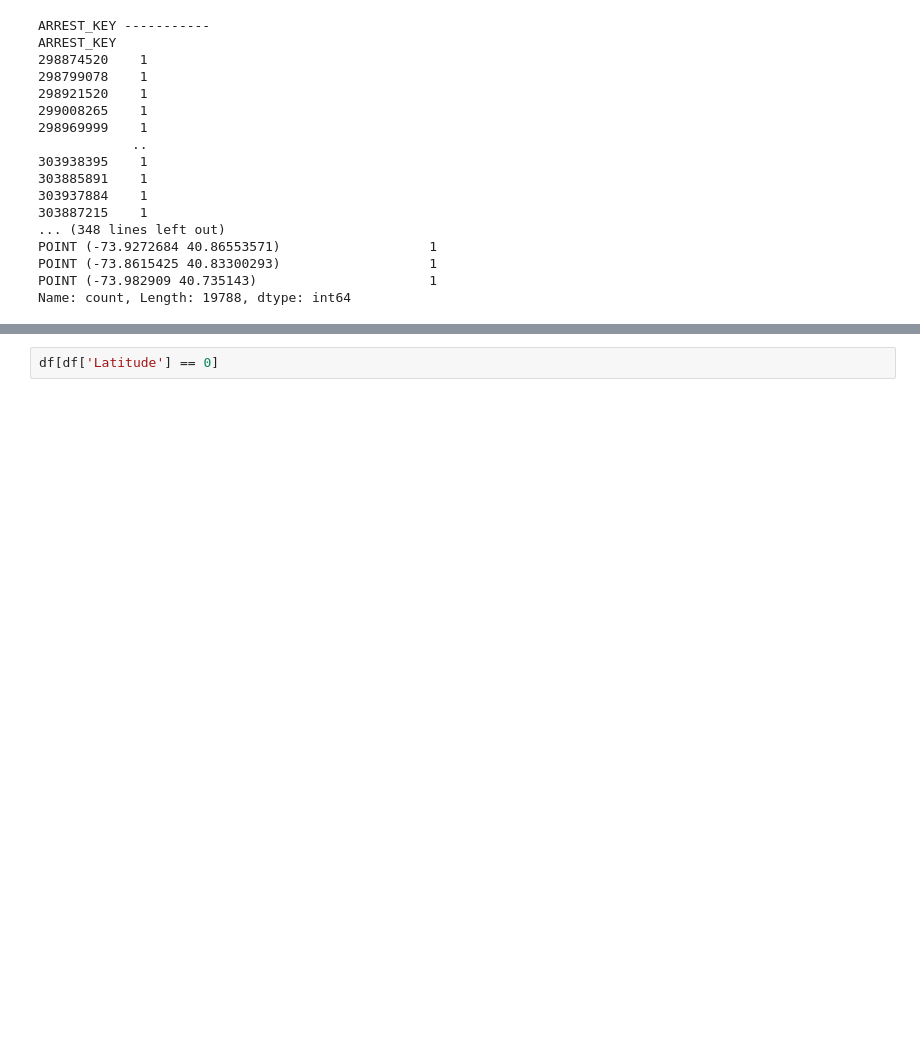
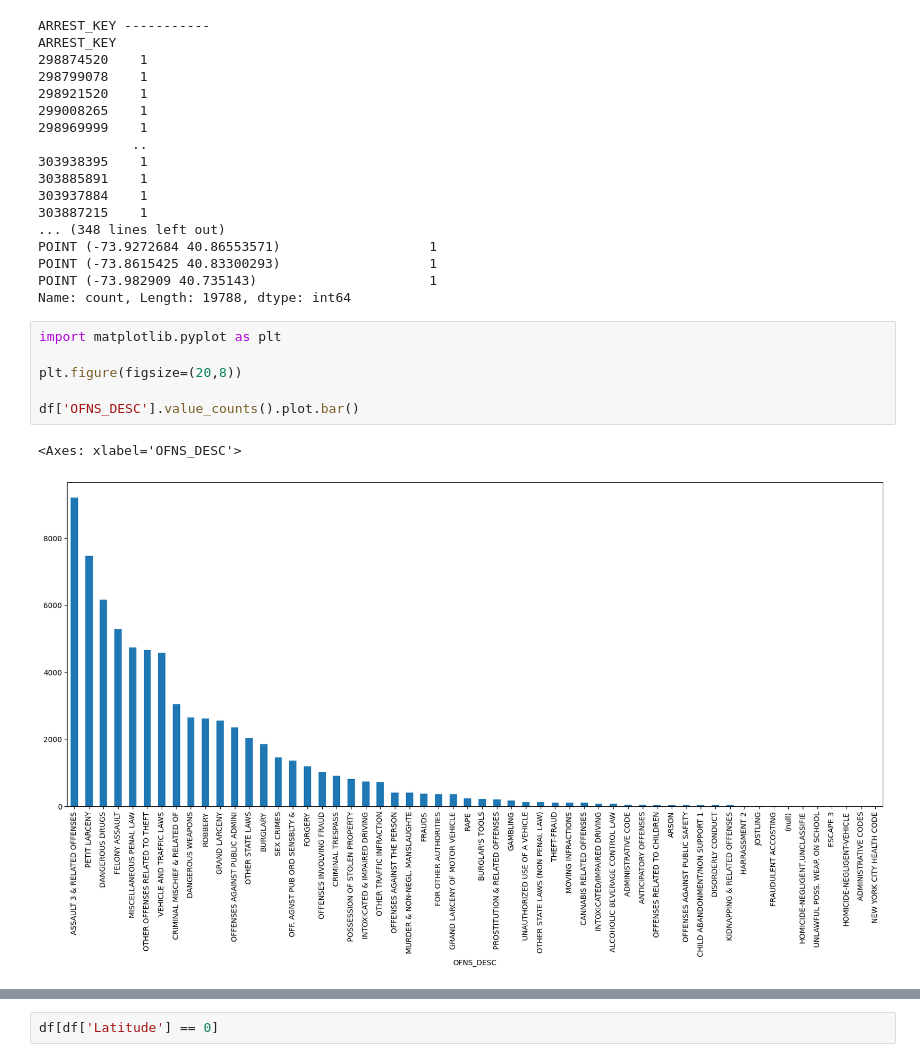
Before and after one commit to drod75/nyc-arrests-analysis, a Jupyter notebook: notebooks/explanatory.ipynb, the cells around one changed output, grey strips where cells are left out. Saved outputs shown, nothing was run; the diff lists cells and outputs as text; blank space fills up the shorter version.

```diff
--- a/notebooks/explanatory.ipynb
+++ b/notebooks/explanatory.ipynb
@@ -86,3 +98,12 @@ POINT (-73.9272684 40.86553571)                   1
 POINT (-73.8615425 40.83300293)                   1
 POINT (-73.982909 40.735143)                      1
 Name: count, Length: 19788, dtype: int64
+# %%
+import matplotlib.pyplot as plt
+
+plt.figure(figsize=(20,8))
+
+df['OFNS_DESC'].value_counts().plot.bar()
+# %% [output]
+<Axes: xlabel='OFNS_DESC'>
+[figure, added]
```
Also changed, not shown: parts of 17 cells of this notebook, 1 other file.
